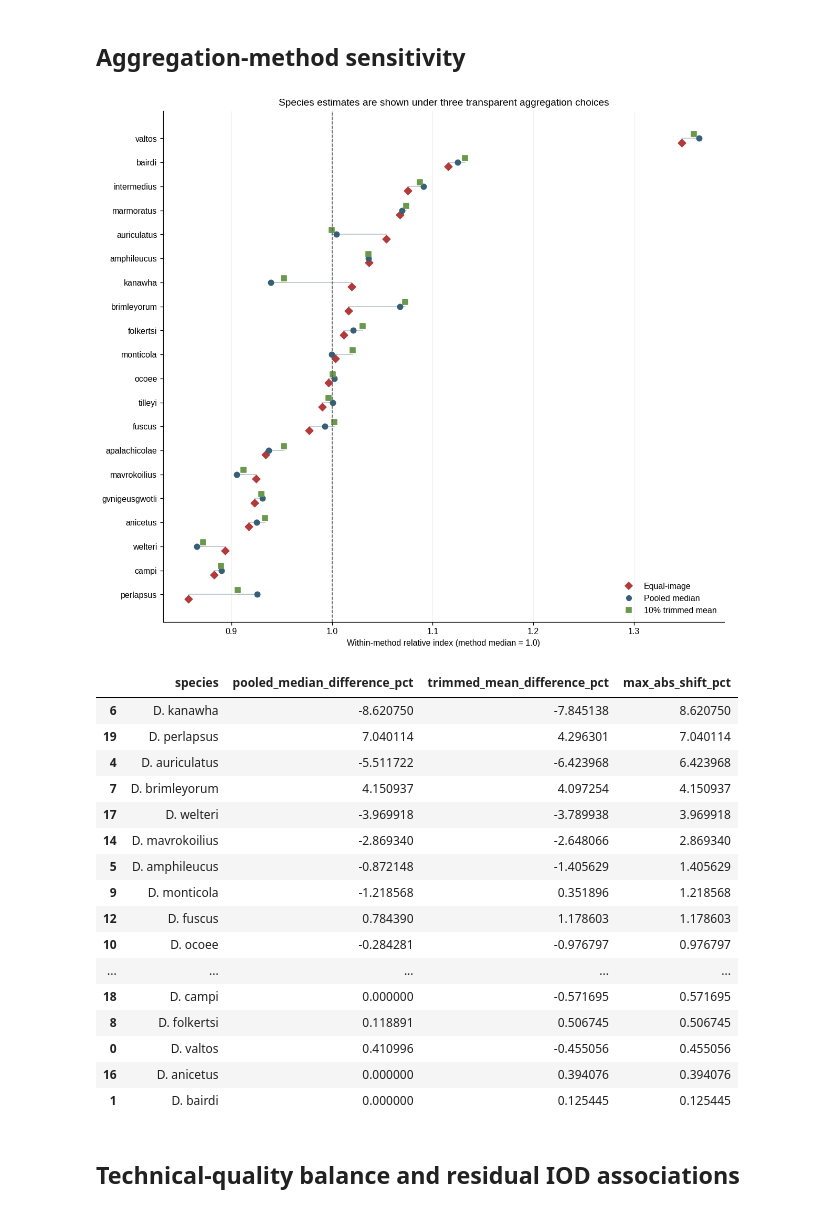
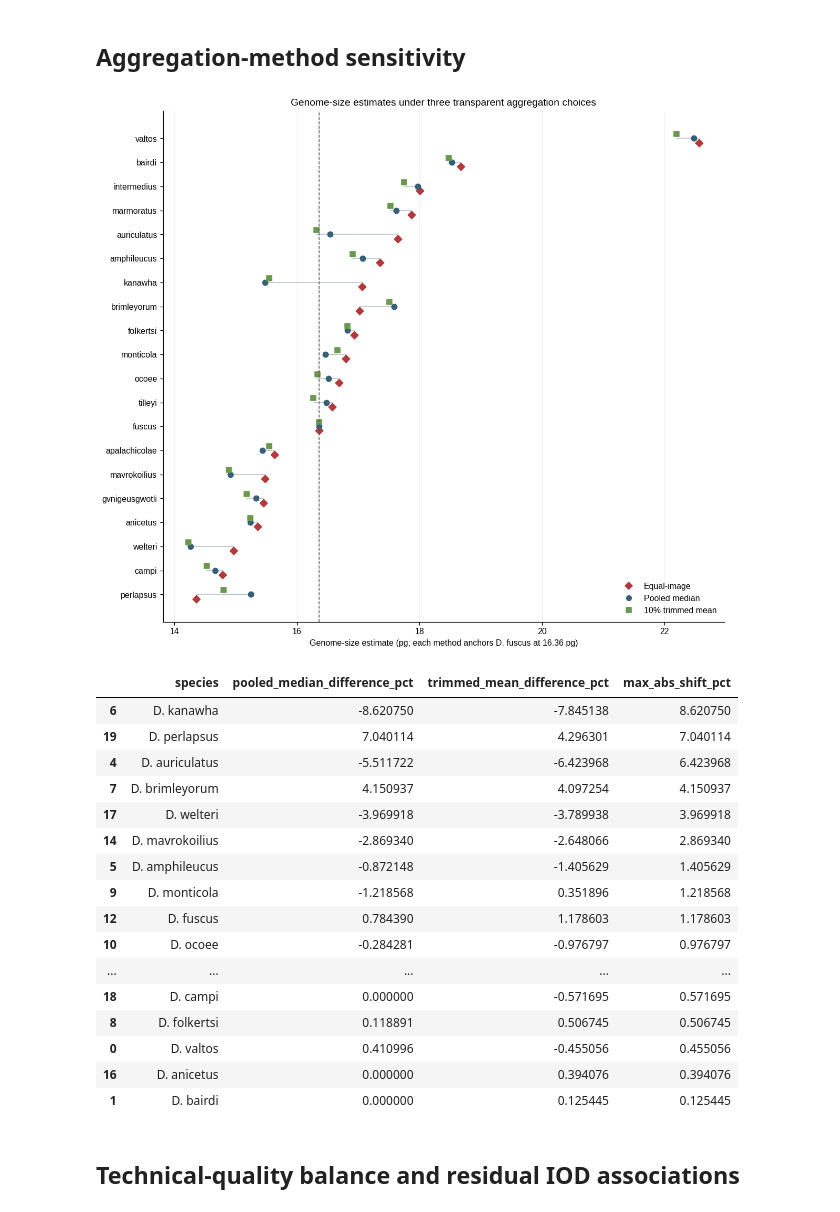
Before and after one commit to Jakeelamb/Desmognathus_TE_analysis, a Jupyter notebook: notebooks/presentation/frozen_genome_iod_analysis/frozen_genome_iod_analysis.executed.ipynb, the cells around one changed output. Cells and saved outputs as stored; diff of their text form; code cells hidden in the pictures.

```diff
--- a/notebooks/presentation/frozen_genome_iod_analysis/frozen_genome_iod_analysis.executed.ipynb
+++ b/notebooks/presentation/frozen_genome_iod_analysis/frozen_genome_iod_analysis.executed.ipynb
@@ -294,22 +329,22 @@ plt.show()
 # %%
-plot_data = species_summary.sort_values("relative_iod_index")
+plot_data = species_summary.sort_values("genome_size_pg_fuscus_anchored")
 y = np.arange(len(plot_data))
-x = plot_data["relative_iod_index"].to_numpy()
-low = plot_data["relative_iod_ci_low"].to_numpy()
-high = plot_data["relative_iod_ci_high"].to_numpy()
+x = plot_data["genome_size_pg_fuscus_anchored"].to_numpy()
+low = plot_data["genome_size_pg_ci_low"].to_numpy()
+high = plot_data["genome_size_pg_ci_high"].to_numpy()
 colors = np.where(plot_data["n_images"].eq(1), "#D17B29", "#2E6F95")
 fig, ax = plt.subplots(figsize=(11, 11))
 ax.hlines(y, low, high, color=colors, linewidth=2)
 ax.scatter(x, y, color=colors, s=55, zorder=3)
-ax.axvline(1.0, color="#555555", linestyle="--", linewidth=1)
+ax.axvline(reference_pg, color="#555555", linestyle="--", linewidth=1)
 ax.set_yticks(y, [short_species(value) for value in plot_data["species"]])
-ax.set_xlabel("Relative nuclear-IOD index (median species = 1.0)")
-ax.set_title("Equal-image species estimates with 95% hierarchical bootstrap intervals")
+ax.set_xlabel("Genome-size estimate (pg; D. fuscus anchor = 16.36 pg)")
+ax.set_title("Calibrated genome-size estimates with 95% ratio-bootstrap intervals")
 ax.grid(axis="x", alpha=0.18)
 ax.text(
     0.01,
     0.01,
-    "Orange = one observed image/specimen",
+    "Orange = one observed image/specimen; dashed line = D. fuscus anchor",
     transform=ax.transAxes,
     color="#9A541C",
 )
@@ -436,11 +471,11 @@ display(image_summary.sort_values(["species", "filename"]))
 component_data = species_summary.copy()
 rho_area, p_area = spearmanr(
     component_data["median_nucleus_area_um2"],
-    component_data["iod_equal_image_estimate"],
+    component_data["genome_size_pg_fuscus_anchored"],
 )
 rho_od, p_od = spearmanr(
     component_data["median_nucleus_mean_od"],
-    component_data["iod_equal_image_estimate"],
+    component_data["genome_size_pg_fuscus_anchored"],
 )
 fig, axes = plt.subplots(1, 2, figsize=(15, 7))
 specs = [
@@ -462,7 +497,7 @@ specs = [
 for ax, (column, xlabel, rho, p_value, color) in zip(axes, specs):
     ax.scatter(
         component_data[column],
-        component_data["relative_iod_index"],
+        component_data["genome_size_pg_fuscus_anchored"],
         s=48,
         color=color,
         alpha=0.85,
@@ -470,16 +505,16 @@ for ax, (column, xlabel, rho, p_value, color) in zip(axes, specs):
     for row in component_data.itertuples():
         ax.annotate(
             short_species(row.species),
-            (getattr(row, column), row.relative_iod_index),
+            (getattr(row, column), row.genome_size_pg_fuscus_anchored),
             xytext=(3, 3),
             textcoords="offset points",
             fontsize=7,
         )
     ax.set_xlabel(xlabel)
-    ax.set_ylabel("Relative nuclear-IOD index")
+    ax.set_ylabel("Genome-size estimate (pg; D. fuscus = 16.36)")
     ax.set_title(f"Spearman ρ = {rho:.2f}; descriptive p = {p_value:.3g}")
     ax.grid(alpha=0.16)
-fig.suptitle("Species IOD estimates against their two measurement components", y=1.02)
+fig.suptitle("Calibrated genome-size estimates against their IOD components", y=1.02)
 save_figure(fig, "04_iod_components.png")
 plt.show()
 print(f"IOD vs median nucleus area: rho={rho_area:.3f}, p={p_area:.4g}")
@@ -504,45 +539,48 @@ method_columns = [
 ]
 method_labels = ["Equal-image", "Pooled median", "10% trimmed mean"]
 for column in method_columns:
-    sensitivity[column + "_index"] = (
-        sensitivity[column] / sensitivity[column].median()
+    method_reference_iod = sensitivity.loc[
+        sensitivity["species"].eq(analysis.REFERENCE_SPECIES), column
+    ].iloc[0]
+    sensitivity[column + "_pg"] = (
+        sensitivity[column] / method_reference_iod * reference_pg
     )
-order = species_summary.sort_values("relative_iod_index")["species"].tolist()
+order = species_summary.sort_values("genome_size_pg_fuscus_anchored")["species"].tolist()
 fig, ax = plt.subplots(figsize=(12, 11))
 offsets = [-0.18, 0.0, 0.18]
 markers = ["D", "o", "s"]
 colors = ["#B33A3A", "#365F78", "#6A994E"]
 for y, species in enumerate(order):
     row = sensitivity.loc[sensitivity["species"].eq(species)].iloc[0]
-    values = [row[column + "_index"] for column in method_columns]
+    values = [row[column + "_pg"] for column in method_columns]
     ax.plot(values, [y] * 3, color="#B8C0C8", linewidth=1, zorder=1)
     for offset, value, marker, color in zip(offsets, values, markers, colors):
         ax.scatter(value, y + offset, marker=marker, s=42, color=color, zorder=2)
-ax.axvline(1.0, color="#555555", linestyle="--", linewidth=1)
+ax.axvline(reference_pg, color="#555555", linestyle="--", linewidth=1)
 ax.set_yticks(range(len(order)), [short_species(value) for value in order])
-ax.set_xlabel("Within-method relative index (method median = 1.0)")
-ax.set_title("Species estimates are shown under three transparent aggregation choices")
+ax.set_xlabel("Genome-size estimate (pg; each method anchors D. fuscus at 16.36 pg)")
+ax.set_title("Genome-size estimates under three transparent aggregation choices")
 handles = [
     plt.Line2D([], [], marker=marker, linestyle="", color=color, label=label)
     for marker, color, label in zip(markers, colors, method_labels)
 ]
 ax.legend(handles=handles, frameon=False, loc="lower right")
 ax.grid(axis="x", alpha=0.18)
 save_figure(fig, "05_aggregation_sensitivity.png")
 plt.show()
 display(
     species_summary[[
         "species",
         "pooled_median_difference_pct",
         "trimmed_mean_difference_pct",
     ]]
     .assign(max_abs_shift_pct=lambda x: x[[
         "pooled_median_difference_pct", "trimmed_mean_difference_pct"
     ]].abs().max(axis=1))
     .sort_values("max_abs_shift_pct", ascending=False)
 )
 # %% [output]
-[figure, old version]
+[figure, new version]
 |  | species | pooled_median_difference_pct | trimmed_mean_difference_pct | max_abs_shift_pct |
 | 6 | D. kanawha | -8.620750 | -7.845138 | 8.620750 |
 | 19 | D. perlapsus | 7.040114 | 4.296301 | 7.040114 |
```
Also changed, not shown: parts of 13 cells of this notebook, 18 other files.
